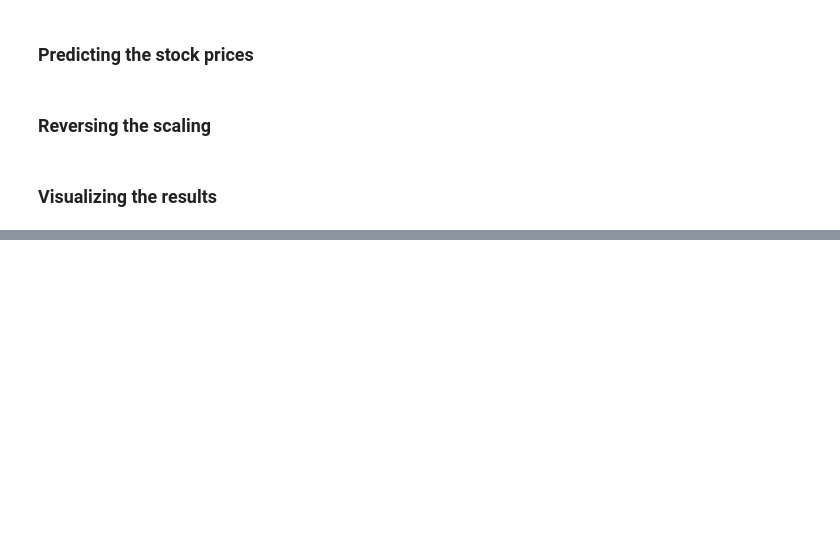
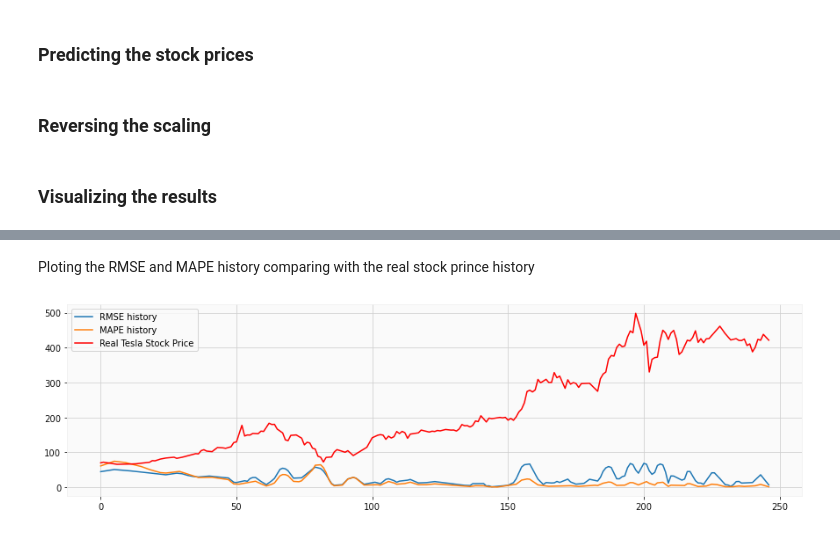
Before and after one commit to danielsoares1988/stock_price_prediction, a Jupyter notebook: stock_price_prediction.ipynb, the cells around one changed output, grey strips where cells are left out. Cells and saved outputs as stored; diff of their text form; code cells hidden in the pictures; blank space fills up the shorter version.

```diff
--- a/stock_price_prediction.ipynb
+++ b/stock_price_prediction.ipynb
@@ -407,0 +548,11 @@ plt.show()
+# %% [markdown]
+Ploting the RMSE and MAPE history comparing with the real stock prince history
+# %%
+plt.figure(figsize=(15,4))
+plt.plot(rmse_rows, label = 'RMSE history')
+plt.plot(mape_rows, label = 'MAPE history')
+plt.plot(y_test_transformed[:,1], color = 'red', label = 'Real Tesla Stock Price')
+plt.legend(loc='best')
+plt.show()
+# %% [output]
+[figure, added]
```
Also changed, not shown: parts of 31 cells of this notebook.
